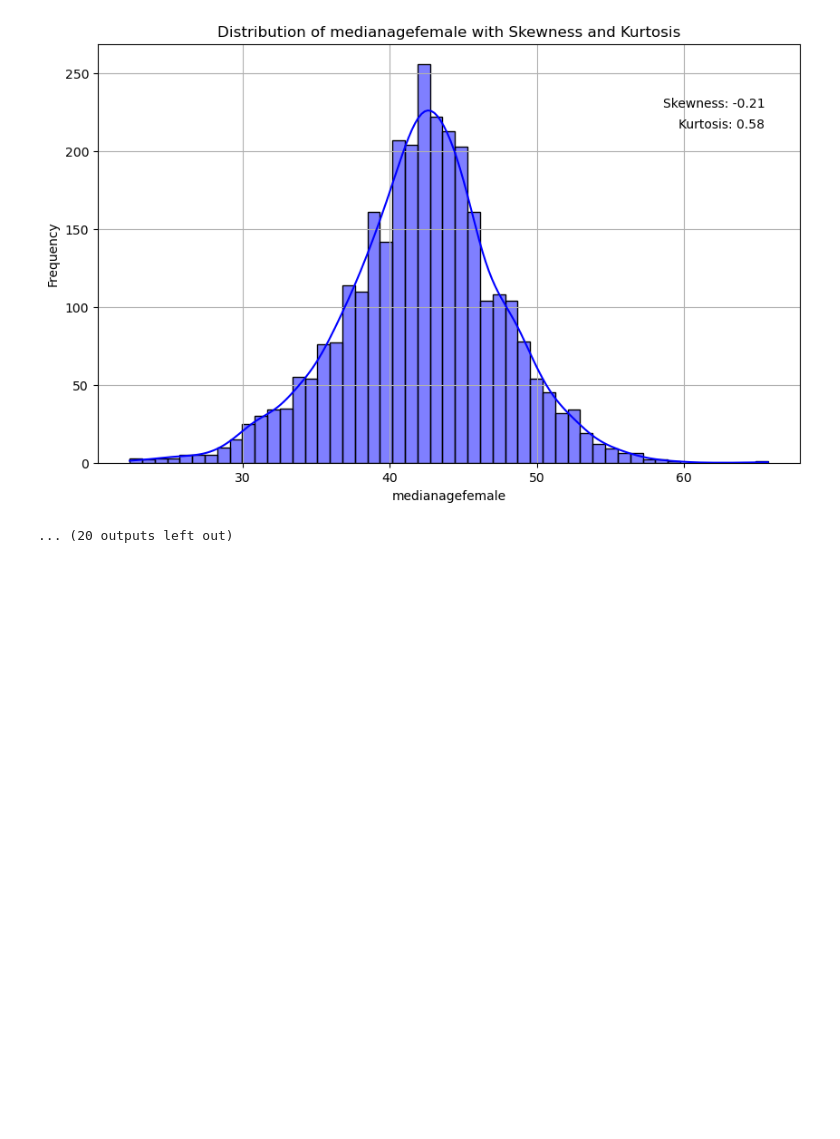
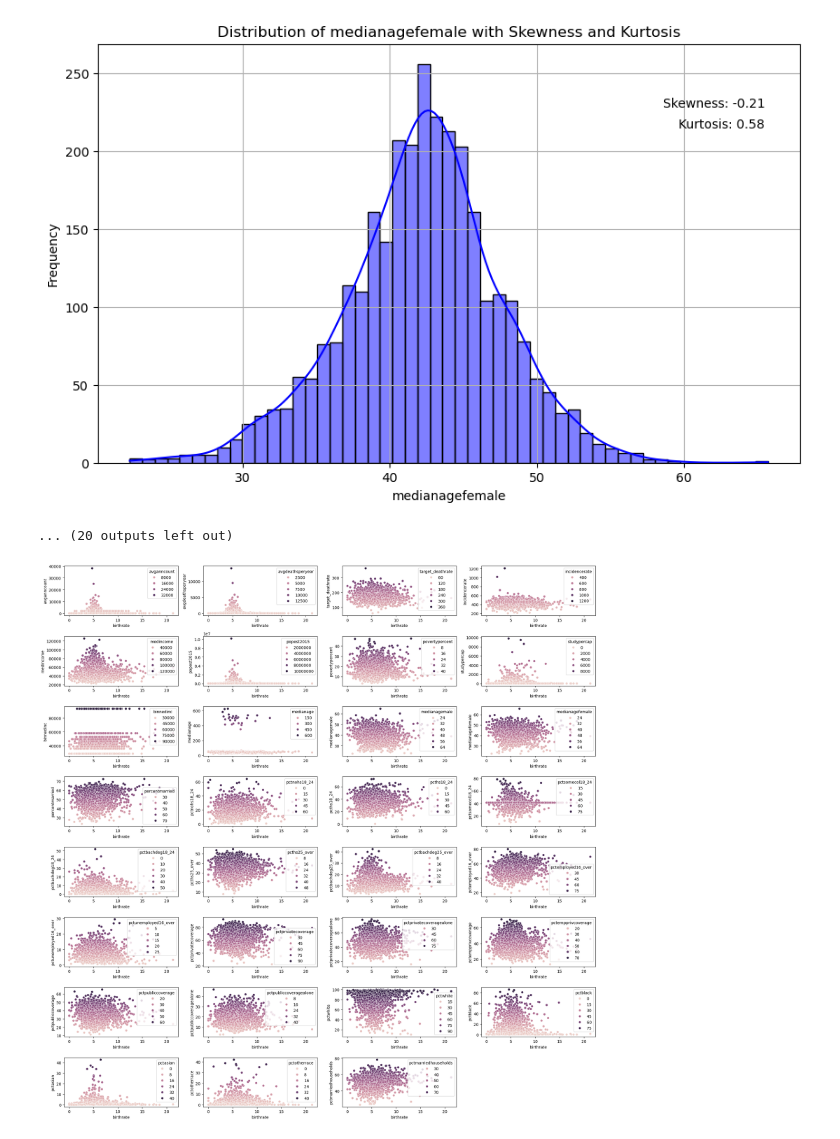
Before and after one commit to MaukanMir/Cancer-Regression-Analysis, a Jupyter notebook: training.ipynb, the cells around one changed output. Cells and saved outputs as stored; diff of their text form; code cells hidden in the pictures; blank space fills up the shorter version.

Commit message:
added new plots

```diff
--- a/training.ipynb
+++ b/training.ipynb
@@ -84,6 +84,20 @@ def aggregate_dataset(df, interested_columns, agg_col, function):
     plt.xticks(rotation =45)
   plt.tight_layout()
   plt.show()
+
+def scatter_plot(df, interested_columns, target):
+
+  plt.figure(figsize=(20,20))
+  columns = len(df.columns)
+  rows = (columns + 3) //4
+
+  for idx, col in enumerate(interested_columns):
+    if col == target:
+      continue
+    plt.subplot(rows ,4, idx+1)
+    sns.scatterplot(data=df, x=target, y=col, hue=col)
+  plt.tight_layout()
+  plt.show()
 # %% [markdown]
 # EDA Analysis
 # %%
@@ -236,5 +250,9 @@ dist_plot(df)
 [figure]
 [figure]
 ... (20 outputs left out)
+# %%
+scatter_plot(df, df.columns, "birthrate")
+# %% [output]
+[figure, added]
 # %%
 # df.drop("geography", axis=1, inplace=True)
```
